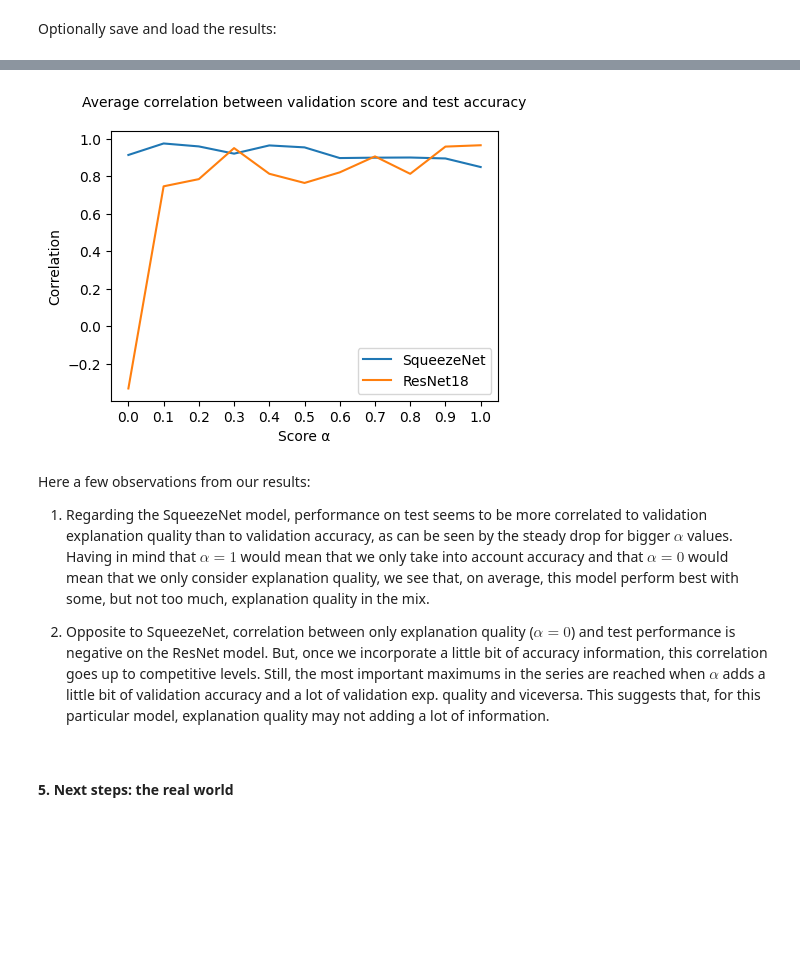
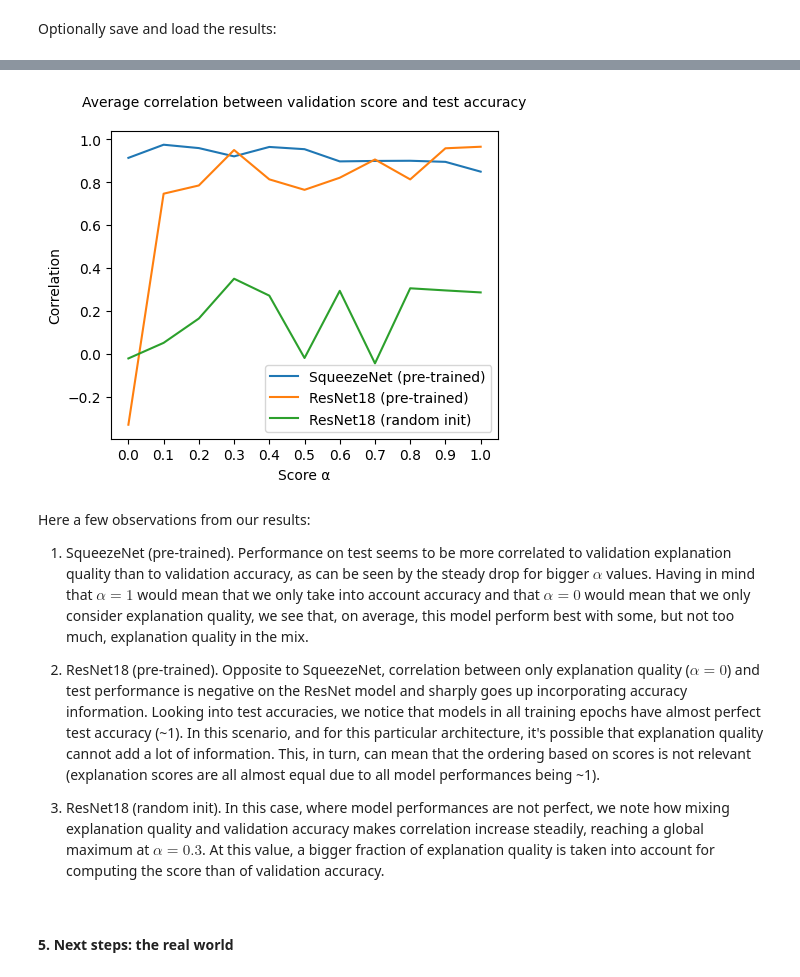
Before and after one commit to chus-chus/teex, a Jupyter notebook: docs/demos/model_selection/model_selection_nb.ipynb, the cells around one changed output, grey strips where cells are left out. Cells and saved outputs as stored; diff of their text form; code cells hidden in the pictures; blank space fills up the shorter version.

Commit message:
docs: (model_selection nb) add untrained model

```diff
--- a/docs/demos/model_selection/model_selection_nb.ipynb
+++ b/docs/demos/model_selection/model_selection_nb.ipynb
@@ -417,10 +427,12 @@ dataloaders_dict, all_data, all_exps, _, _, test_idx = create_data(demo_data, ex
 # %% [markdown]
 We can easily train the models:
 # %%
-squeezeNet, resNet = generate_models(num_classes, input_size)
+modelNames = ["SqueezeNet", "ResNet18 (pre-trained)", "ResNet18 (random init)"]
+squeezeNet, resNet, resNetEmpty = generate_models(num_classes, input_size, modelNames)
 
 squeezeNet.train(dataloaders_dict, epochs=2)
 resNet.train(dataloaders_dict, epochs=2)
+resNetEmpty.train(dataloaders_dict, epochs=2)
 # %% [output]
 Epoch 1 / 2
 ----------
@@ -504,7 +523,7 @@ In this section we are going to put everything together. These are the steps to
 5. Compute the Pearson correlation between the custom validation scores and test accuracy.
 6. Repeat steps 1 to 5 (5 times) and average the correlations.
 # %%
-def experiment_epoch(data, explanations, alphas, random_state):
+def experiment_epoch(data, explanations, alphas, modelNames, random_state):
     """ Steps 1 to 5 of our experiment guide. Return correlations for each model f_i and alpha value. """
 
     # 1. split data
@@ -512,21 +531,22 @@ def experiment_epoch(data, explanations, alphas, random_state):
     correlations = {}
 
     for alpha_value in alphas:
-        squeezeNet, resNet = generate_models(num_classes, input_size)
+        squeezeNet, resNetPre, resNetEmpty = generate_models(num_classes, input_size, modelNames)
         evals = {}
         correlations[alpha_value] = {}
 
         # 2. train models
-        sqzModels = squeezeNet.train(epochs=10, dataloaders=dataloaders_dict, log_models=True, verbose=False)
-        resModels = resNet.train(epochs=10, dataloaders=dataloaders_dict, log_models=True, verbose=False)
+        sqzModels = squeezeNet.train(epochs=1, dataloaders=dataloaders_dict, log_models=True, verbose=False)
+        resPreModels = resNetPre.train(epochs=1, dataloaders=dataloaders_dict, log_models=True, verbose=False)
+        resEmptyModels = resNetEmpty.train(epochs=10, dataloaders=dataloaders_dict, log_models=True, verbose=False)
 
-        for model in sqzModels + resModels:
+        for model in sqzModels + resPreModels + resEmptyModels:
             if model.modelName not in evals:
                 evals[model.modelName] = {}
                 evals[model.modelName]['score'] = []
                 evals[model.modelName]['acc'] = []
             # 3. get custom score on validation
-            explainerLayer = model.model.layer4 if model.modelName == "ResNet18" else model.model.features[12]
+            explainerLayer = model.model.layer4 if "ResNet18" in model.modelName else model.model.features[12]
             PredValExps = model.get_explanations(all_data['val'][:][0],
                                                  method="ggcam",
                                                  expParams={"layer": explainerLayer})
@@ -541,7 +561,7 @@ def experiment_epoch(data, explanations, alphas, random_state):
             evals[model.modelName]['acc'].append(testAcc)
 
         # 5. compute correlation
-        for modelName in ["SqueezeNet", "ResNet18"]:
+        for modelName in modelNames:
             corr, _ = stats.pearsonr(evals[modelName]['score'],
                                     evals[modelName]['acc'])
             correlations[alpha_value][modelName] = corr
@@ -555,7 +575,7 @@ final_corrs = {}
 alphas = np.arange(0, 1.1, 0.1)
 
 for i in range(experiment_epochs):
-    corrs = experiment_epoch(demo_data, exps, alphas, random_state+i)
+    corrs = experiment_epoch(demo_data, exps, alphas, modelNames, random_state+i)
     for alpha, corrsDict in corrs.items():
         if alpha not in final_corrs:
             final_corrs[alpha] = {}
@@ -572,8 +592,8 @@ for alpha, corrsDict in corrs.items():
 # %% [markdown]
 Optionally save and load the results:
 # %%
-with open("final_corrs", "wb") as f:
-    pickle.dump(final_corrs, f)
+# with open("final_corrs", "wb") as f:
+#    pickle.dump(final_corrs, f)
 # %%
 with open("final_corrs", "rb") as f:
     final_corrs = pickle.load(f)
@@ -588,20 +609,22 @@ resultsDf.set_axis(alphas_beautyfied, axis=1).style.apply(highlight_max, axis=1)
 # %%
-plt.figure(figsize=(5, 3.5))
+plt.figure(figsize=(5, 4))
 plt.plot(resultsDf.transpose())
 plt.xticks(alphas)
 plt.xlabel("Score α")
 plt.ylabel("Correlation")
-plt.legend(["SqueezeNet", "ResNet18"])
+plt.legend(["SqueezeNet (pre-trained)", "ResNet18 (pre-trained)", "ResNet18 (random init)"])
 plt.title("Average correlation between validation score and test accuracy\n", fontsize=10)
 plt.show()
 # %% [output]
-[figure, old version]
+[figure, new version]
 # %% [markdown]
 Here a few observations from our results:
 
-1. Regarding the SqueezeNet model, performance on test seems to be more correlated to validation explanation quality than to validation accuracy, as can be seen by the steady drop for bigger $\alpha$ values. Having in mind that $\alpha = 1$ would mean that we only take into account accuracy and that $\alpha = 0$ would mean that we only consider explanation quality, we see that, on average, this model perform best with some, but not too much, explanation quality in the mix.
+1. SqueezeNet (pre-trained). Performance on test seems to be more correlated to validation explanation quality than to validation accuracy, as can be seen by the steady drop for bigger $\alpha$ values. Having in mind that $\alpha = 1$ would mean that we only take into account accuracy and that $\alpha = 0$ would mean that we only consider explanation quality, we see that, on average, this model perform best with some, but not too much, explanation quality in the mix.
 
-2. Opposite to SqueezeNet, correlation between only explanation quality ($\alpha = 0$) and test performance is negative on the ResNet model. But, once we incorporate a little bit of accuracy information, this correlation goes up to competitive levels. Still, the most important maximums in the series are reached when $\alpha$ adds a little bit of validation accuracy and a lot of validation exp. quality and viceversa. This suggests that, for this particular model, explanation quality may not adding a lot of information.
+2. ResNet18 (pre-trained). Opposite to SqueezeNet, correlation between only explanation quality ($\alpha = 0$) and test performance is negative on the ResNet model and sharply goes up incorporating accuracy information. Looking into test accuracies, we notice that models in all training epochs have almost perfect test accuracy (~1). In this scenario, and for this particular architecture, it's possible that explanation quality cannot add a lot of information. This, in turn, can mean that the ordering based on scores is not relevant (explanation scores are all almost equal due to all model performances being ~1).
+
+3. ResNet18 (random init). In this case, where model performances are not perfect, we note how mixing explanation quality and validation accuracy makes correlation increase steadily, reaching a global maximum at $\alpha = 0.3$. At this value, a bigger fraction of explanation quality is taken into account for computing the score than of validation accuracy.
 # %% [markdown]
 #### 5. Next steps: the real world
 # %% [markdown]
```
Also changed, not shown: parts of 8 cells of this notebook, 1 other file.
